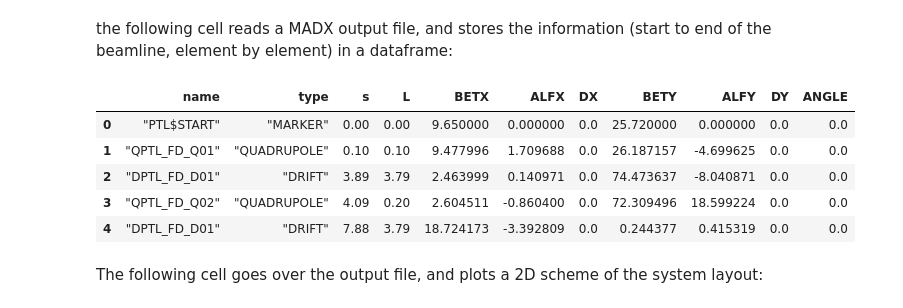
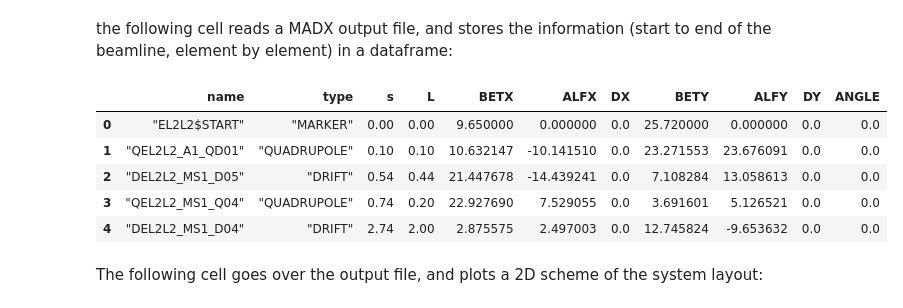
Before and after one commit to sebastiankalos/JAI_project, a Jupyter notebook: bunch_compressor.ipynb, the cells around one changed output. Saved outputs shown, nothing was run; the diff lists cells and outputs as text; code cells hidden in the pictures.

```diff
--- a/bunch_compressor.ipynb
+++ b/bunch_compressor.ipynb
@@ -10,45 +10,48 @@ from matplotlib.patches import Rectangle
 the following cell reads a MADX output file, and stores the information (start to end of the beamline, element by element) in a dataframe:
 # %%
 #open output file and read line by line, store each line as a string in a list
+
 #filename = "madx_scripts/BC.out"
-filename="madx_scripts/positron_transfer_line/PTL.out"
+#filename="madx_scripts/positron_transfer_line/PTL.out"
+filename="madx_scripts/eL2L2_rebecca/eL2L2.out"
+
 copy_lines=[]
 with open(filename) as f: #open and read the file
     lines = f.readlines() #read all lines
 for line in lines: # split into individual lines and iterate over them
     split_line = line.split() #split each line into words
     copy_lines.append(split_line) # append into a final 2D array [lines, words]
 
 #just declaring a list for each column
 name,type,s,L,betx,alfx,Dx,bety,alfy,Dy,angle,K1L,dDx = [],[],[],[],[],[],[],[],[],[],[],[],[]
 
 for i in range(52,len(copy_lines)-1): #iterate over lines, start at 53rd line (the first relevant one)
     line = copy_lines[i]
     name.append(str(line[0])) # name of an element
     type.append(str(line[1])) # type of a lattice element (dipole? RF cavity? etc.)
     s.append(float(line[2])) # longitudinal position (distance along the beam)
     L.append(float(line[3])) # length of the element
     betx.append(float(line[4])) # horizontal beta function
     alfx.append(float(line[5])) # horizontal alpha function
     Dx.append(float(line[6])) # horizontal dispersion
     bety.append(float(line[7])) # vertical beta function
     alfy.append(float(line[8])) # vertical alpha function
     Dy.append(float(line[9])) # vertical dispersion
     angle.append(float(line[10])) # angular positioning of the element (radians) with respect to the tangent (aka relative, not absolute)
     K1L.append(float(line[11])) # integrated gradient of a quadrupole
     dDx.append(float(line[12])) # derivative of horizontal dispersion
 
 #create a dataframe that will contain all important info - name of place in an LHC sequence, beta functions, phases, fields, etc.
 d_transfer = {'name': name, 'type':type, 's': s, 'L':L, 'BETX': betx, 'ALFX':alfx, 'DX': Dx, 'BETY': bety, 'ALFY':alfy, 'DY': Dy, 'ANGLE':angle}
 df_tr = pd.DataFrame(data=d_transfer) # convert into a dataframe
 df_tr.head() #show header of the dataframe
 # %% [output]
 |  | name | type | s | L | BETX | ALFX | DX | BETY | ALFY | DY | ANGLE |
-| 0 | "PTL$START" | "MARKER" | 0.00 | 0.00 | 9.650000 | 0.000000 | 0.0 | 25.720000 | 0.000000 | 0.0 | 0.0 |
-| 1 | "QPTL_FD_Q01" | "QUADRUPOLE" | 0.10 | 0.10 | 9.477996 | 1.709688 | 0.0 | 26.187157 | -4.699625 | 0.0 | 0.0 |
-| 2 | "DPTL_FD_D01" | "DRIFT" | 3.89 | 3.79 | 2.463999 | 0.140971 | 0.0 | 74.473637 | -8.040871 | 0.0 | 0.0 |
-| 3 | "QPTL_FD_Q02" | "QUADRUPOLE" | 4.09 | 0.20 | 2.604511 | -0.860400 | 0.0 | 72.309496 | 18.599224 | 0.0 | 0.0 |
-| 4 | "DPTL_FD_D01" | "DRIFT" | 7.88 | 3.79 | 18.724173 | -3.392809 | 0.0 | 0.244377 | 0.415319 | 0.0 | 0.0 |
+| 0 | "EL2L2$START" | "MARKER" | 0.00 | 0.00 | 9.650000 | 0.000000 | 0.0 | 25.720000 | 0.000000 | 0.0 | 0.0 |
+| 1 | "QEL2L2_A1_QD01" | "QUADRUPOLE" | 0.10 | 0.10 | 10.632147 | -10.141510 | 0.0 | 23.271553 | 23.676091 | 0.0 | 0.0 |
+| 2 | "DEL2L2_MS1_D05" | "DRIFT" | 0.54 | 0.44 | 21.447678 | -14.439241 | 0.0 | 7.108284 | 13.058613 | 0.0 | 0.0 |
+| 3 | "QEL2L2_MS1_Q04" | "QUADRUPOLE" | 0.74 | 0.20 | 22.927690 | 7.529055 | 0.0 | 3.691601 | 5.126521 | 0.0 | 0.0 |
+| 4 | "DEL2L2_MS1_D04" | "DRIFT" | 2.74 | 2.00 | 2.875575 | 2.497003 | 0.0 | 12.745824 | -9.653632 | 0.0 | 0.0 |
 # %% [markdown]
 The following cell goes over the output file, and plots a 2D scheme of the system layout:
 # %%
```
Also changed, not shown: parts of 10 cells of this notebook, 25 other files.
